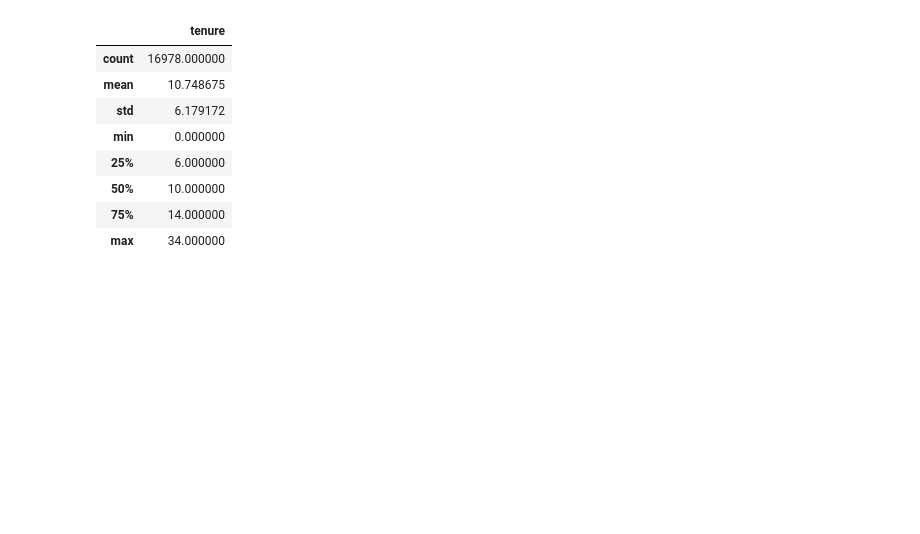
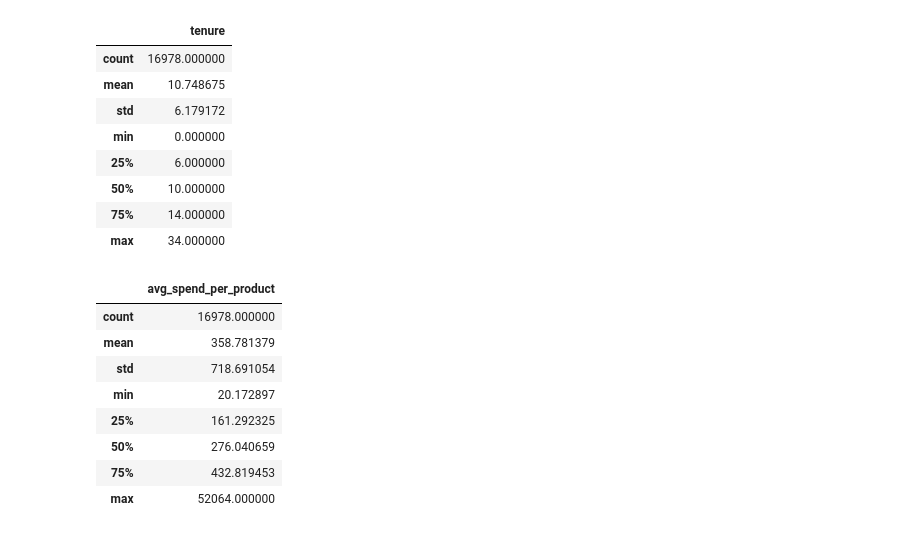
Before and after one commit to Tiana-Coker/customer-segmentation, a Jupyter notebook: notebooks/DMI_2526_Group_39_Notebook.ipynb, the cells around one changed output. Drawn from its saved outputs; the diff is of its cells as text; code cells hidden in the pictures; blank space fills up the shorter version.

Commit message:
Add spend intensity and preference features

```diff
--- a/notebooks/DMI_2526_Group_39_Notebook.ipynb
+++ b/notebooks/DMI_2526_Group_39_Notebook.ipynb
@@ -201,3 +214,18 @@ df[["tenure"]].describe()
 | 50% | 10.000000 |
 | 75% | 14.000000 |
 | max | 34.000000 |
+# %%
+df["avg_spend_per_product"] = (
+  df["total_lifetime_spend"] / df["lifetime_total_distinct_products"])
+
+df[["avg_spend_per_product"]].describe()
+# %% [output]
+|  | avg_spend_per_product |
+| count | 16978.000000 |
+| mean | 358.781379 |
+| std | 718.691054 |
+| min | 20.172897 |
+| 25% | 161.292325 |
+| 50% | 276.040659 |
+| 75% | 432.819453 |
+| max | 52064.000000 |
```
Also changed, not shown: parts of 2 cells of this notebook.
